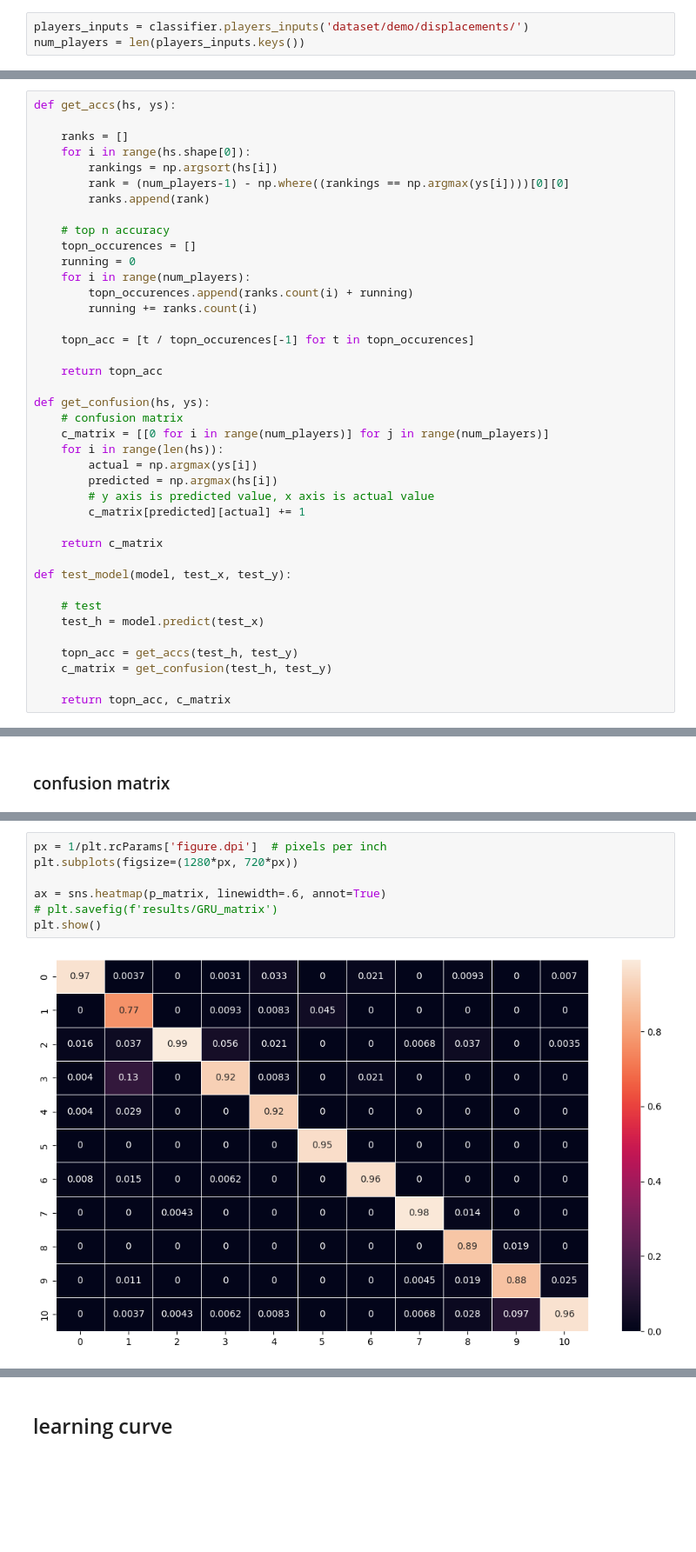
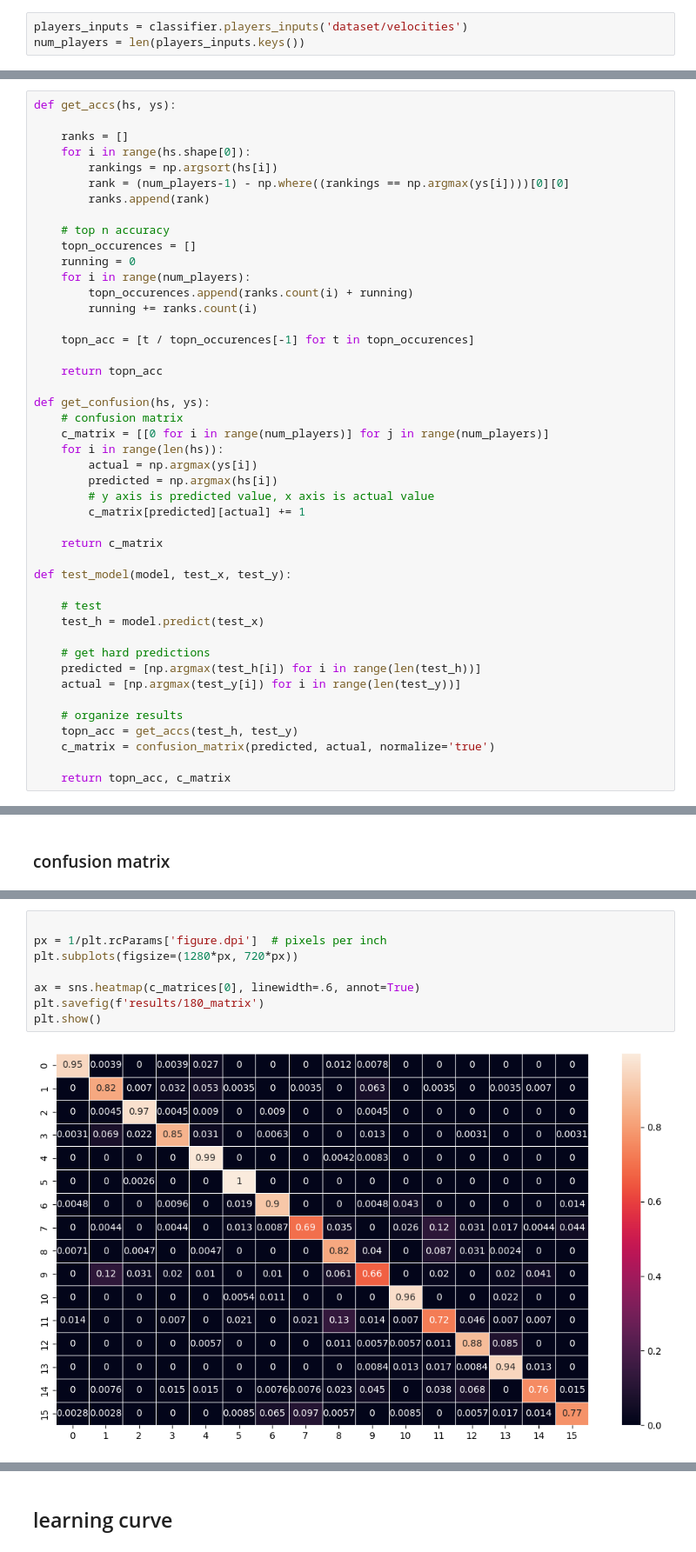
Before and after one commit to scrmbld/gamepad-identification, a Jupyter notebook: test_model.ipynb, the cells around one changed output, grey strips where cells are left out. Shown: that part at 87% size. Drawn from its saved outputs; the diff is of its cells as text; blank space fills up the shorter version.

Commit message:
debug demo

```diff
--- a/test_model.ipynb
+++ b/test_model.ipynb
@@ -31,7 +32,7 @@ RUNS=1
 # %% [markdown]
 ## Load data
 # %%
-players_inputs = classifier.players_inputs('dataset/demo/displacements/')
+players_inputs = classifier.players_inputs('dataset/velocities')
 num_players = len(players_inputs.keys())
 # %% [markdown]
 ## Testing Functions
@@ -71,8 +72,13 @@ def test_model(model, test_x, test_y):
     # test
     test_h = model.predict(test_x)
 
+    # get hard predictions
+    predicted = [np.argmax(test_h[i]) for i in range(len(test_h))]
+    actual = [np.argmax(test_y[i]) for i in range(len(test_y))]
+
+    # organize results
     topn_acc = get_accs(test_h, test_y)
-    c_matrix = get_confusion(test_h, test_y)
+    c_matrix = confusion_matrix(predicted, actual, normalize='true')
 
     return topn_acc, c_matrix
 # %% [markdown]
@@ -233,12 +222,13 @@ p_matrix = normalize_cmatrix(avg_cmatrix)
 # %%
+
 px = 1/plt.rcParams['figure.dpi']  # pixels per inch
 plt.subplots(figsize=(1280*px, 720*px))
 
-ax = sns.heatmap(p_matrix, linewidth=.6, annot=True)
-# plt.savefig(f'results/GRU_matrix')
+ax = sns.heatmap(c_matrices[0], linewidth=.6, annot=True)
+plt.savefig(f'results/180_matrix')
 plt.show()
 # %% [output]
-[figure, old version]
+[figure, new version]
 # %%
 classifier.mapping()
 # %% [output]
```
Also changed, not shown: parts of 8 cells of this notebook, 4 other files.
